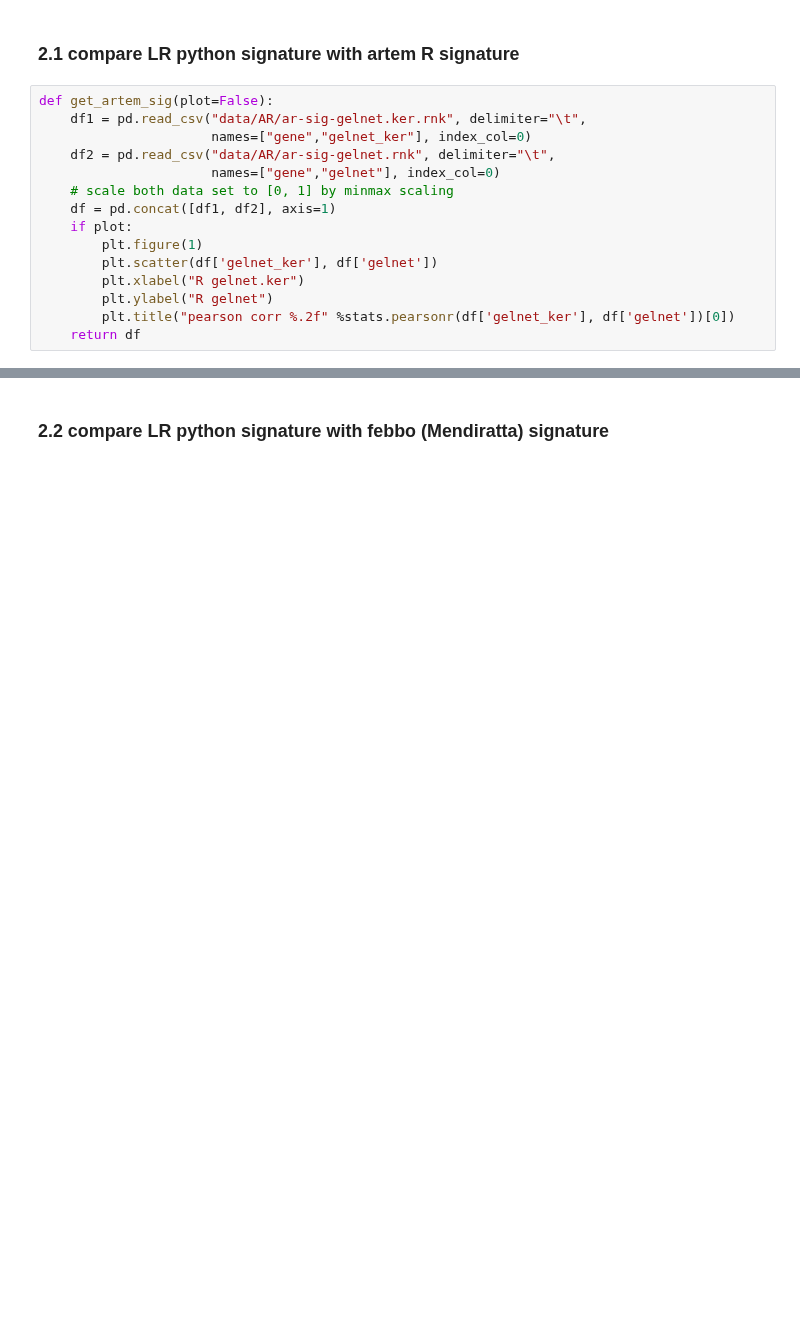
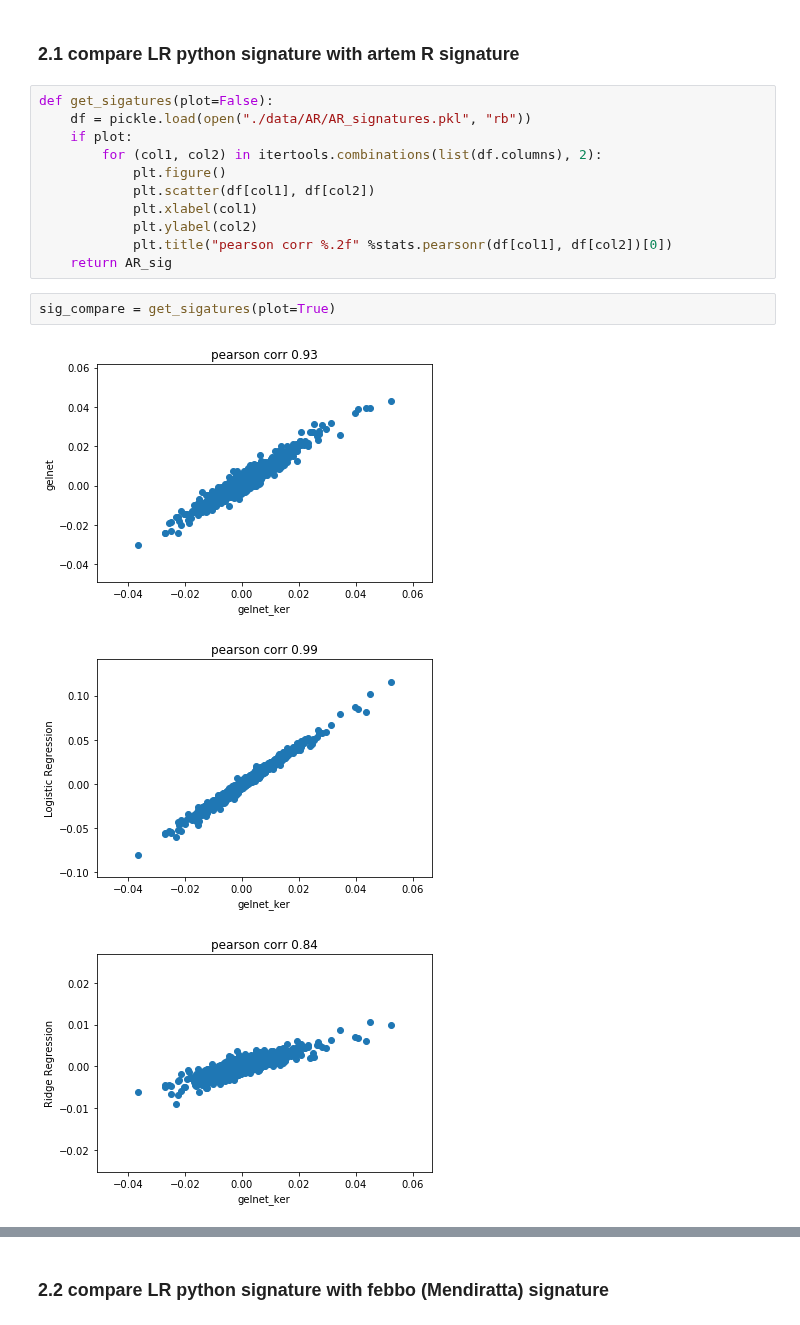
Before and after one commit to MollyZhang/ARsig_python, a Jupyter notebook: ARsig.ipynb, the cells around one changed output, grey strips where cells are left out. Cells and saved outputs as stored; diff of their text form; blank space fills up the shorter version.

```diff
--- a/ARsig.ipynb
+++ b/ARsig.ipynb
@@ -116,18 +117,20 @@ classifier.fit(X, Y['ligand'])
 UC_df = pd.DataFrame(data=classifier.coef_[0], index=X.columns, columns=["UC signature"])
 # %% [markdown]
 ### 2.1 compare LR python signature with artem R signature
-# %%
-def get_artem_sig(plot=False):
-    df1 = pd.read_csv("data/AR/ar-sig-gelnet.ker.rnk", delimiter="\t",
-                      names=["gene","gelnet_ker"], index_col=0)
-    df2 = pd.read_csv("data/AR/ar-sig-gelnet.rnk", delimiter="\t",
-                      names=["gene","gelnet"], index_col=0)
-    # scale both data set to [0, 1] by minmax scaling
-    df = pd.concat([df1, df2], axis=1)
-    if plot:
-        plt.figure(1)
-        plt.scatter(df['gelnet_ker'], df['gelnet'])
-        plt.xlabel("R gelnet.ker")
-        plt.ylabel("R gelnet")
-        plt.title("pearson corr %.2f" %stats.pearsonr(df['gelnet_ker'], df['gelnet'])[0])
-    return df
+# %%
+def get_sigatures(plot=False):
+    df = pickle.load(open("./data/AR/AR_signatures.pkl", "rb"))
+    if plot:
+        for (col1, col2) in itertools.combinations(list(df.columns), 2):
+            plt.figure()
+            plt.scatter(df[col1], df[col2])
+            plt.xlabel(col1)
+            plt.ylabel(col2)
+            plt.title("pearson corr %.2f" %stats.pearsonr(df[col1], df[col2])[0])
+    return AR_sig
+# %%
+sig_compare = get_sigatures(plot=True)
+# %% [output]
+[figure, added]
+[figure, added]
+[figure, added]
```
Also changed, not shown: parts of 11 cells of this notebook, 2 other files.
